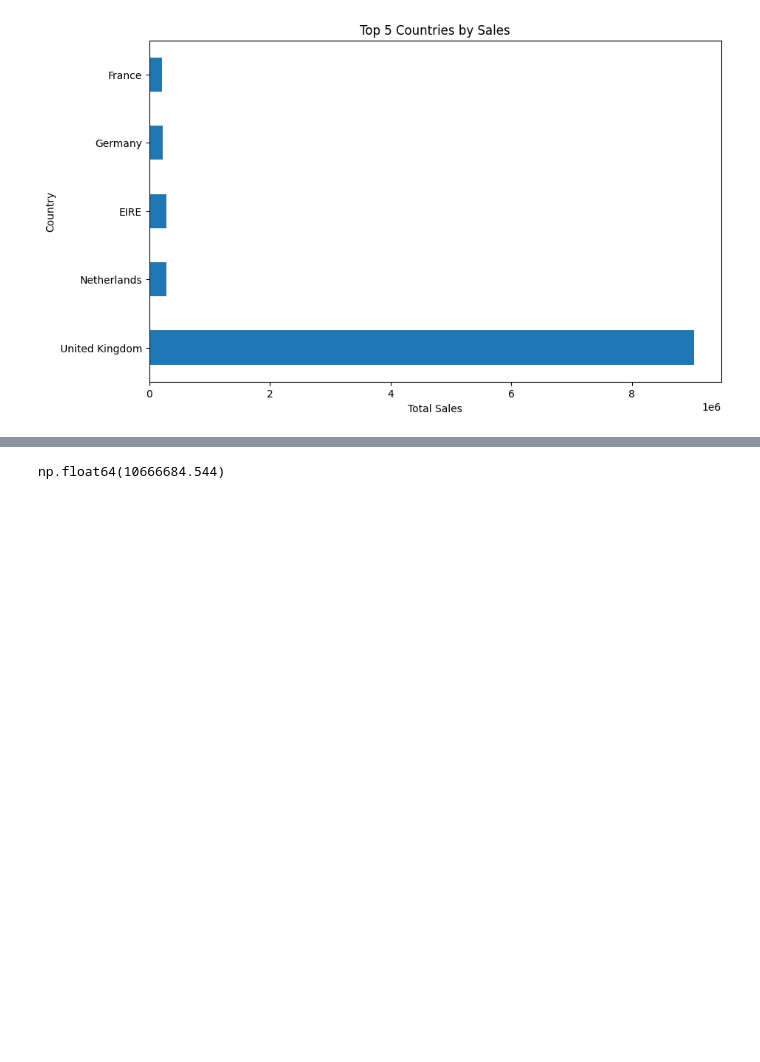
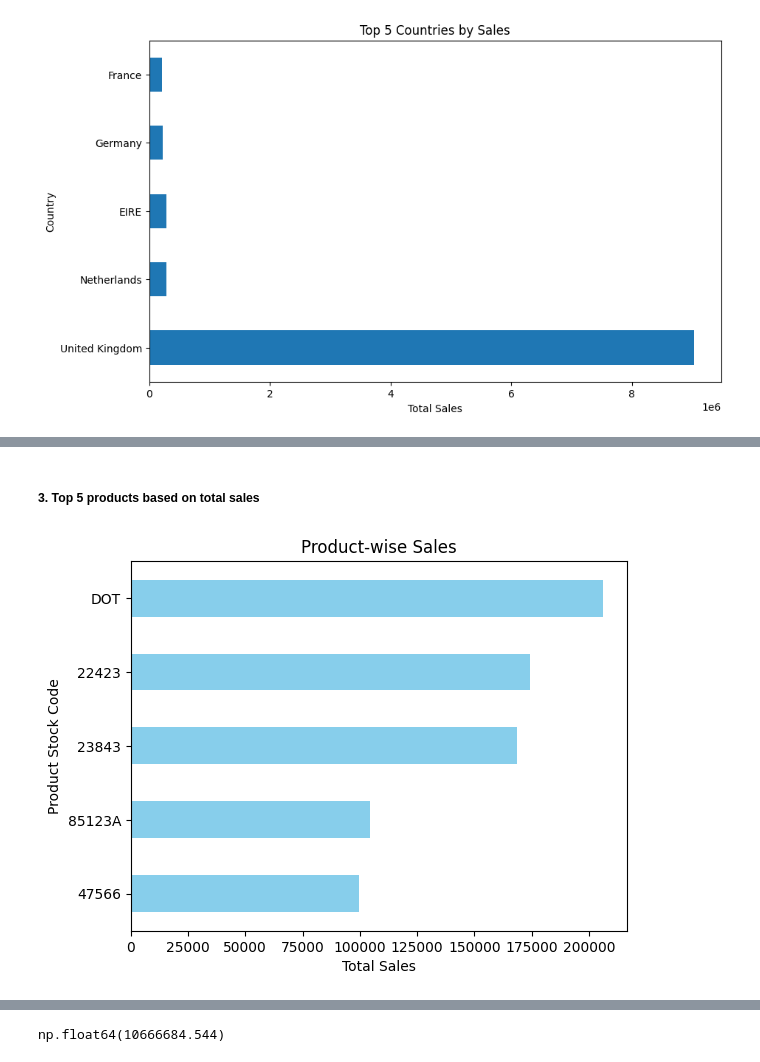
Before and after one commit to bhagwanijanvi8-prog/Online-Retail-Analysis-Pandas, a Jupyter notebook: Online_Retail_Analysis.ipynb, the cells around one changed output, grey strips where cells are left out. Cells and saved outputs as stored; diff of their text form; code cells hidden in the pictures; blank space fills up the shorter version.

```diff
--- a/Online_Retail_Analysis.ipynb
+++ b/Online_Retail_Analysis.ipynb
@@ -345 +402,14 @@ plt.show()
+# %% [markdown]
+##### 3. Top 5 products based on total sales
+# %%
+product_sales = df4.groupby("StockCode")["TotalSales"].sum()
+top_5_products = product_sales.sort_values(ascending=False).head(5)
+top_5_products.plot(kind='barh', color='skyblue')
+plt.title('Product-wise Sales')
+plt.xlabel('Total Sales')
+plt.ylabel('Product Stock Code')
+plt.gca().invert_yaxis()  # To show the highest sales at the top
+plt.show()
+# %% [output]
+[figure, added]
 # %%
```
Also changed, not shown: parts of 17 cells of this notebook.
